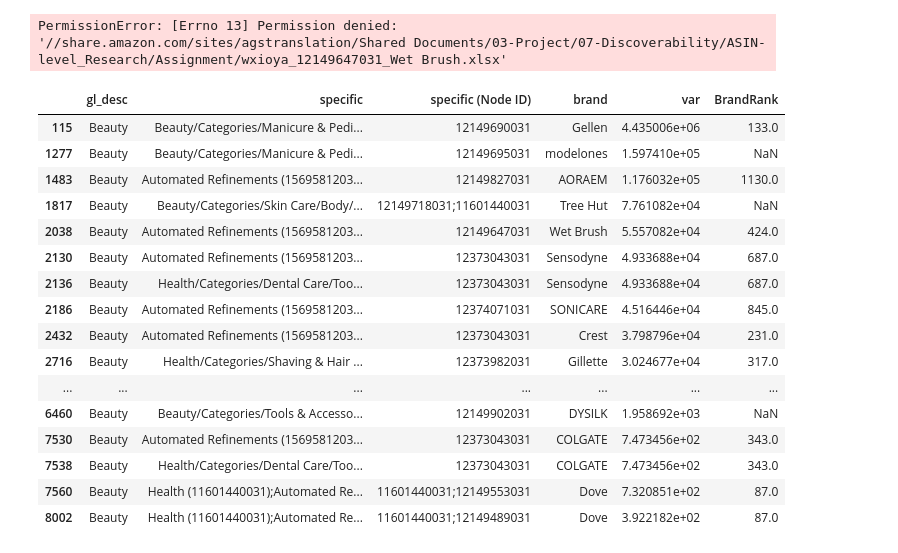
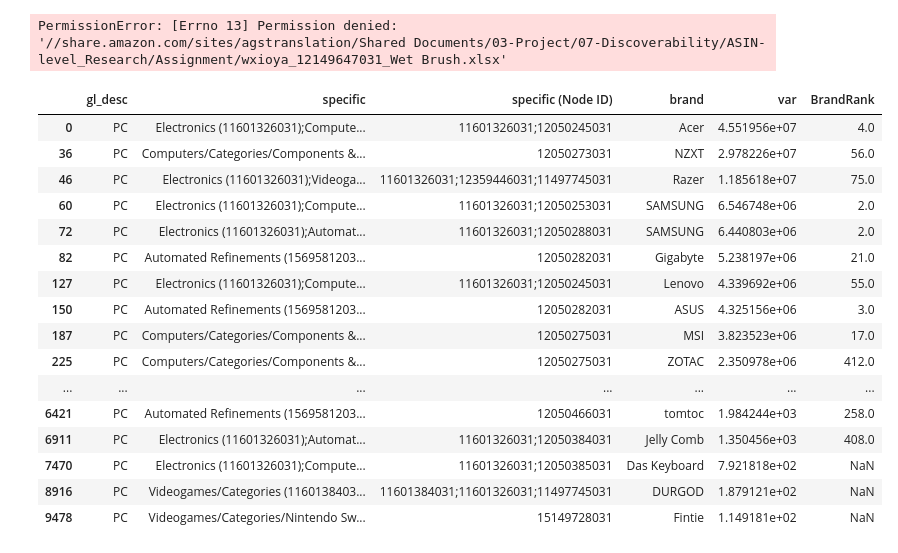
Before and after one commit to yying1/Py_personal, a Jupyter notebook: Work/US2AE_classification&assignment.ipynb, the cells around one changed output. Cells and saved outputs as stored; diff of their text form; code cells hidden in the pictures.

```diff
--- a/Work/US2AE_classification&assignment.ipynb
+++ b/Work/US2AE_classification&assignment.ipynb
@@ -29,22 +29,22 @@ ae_group = ae_clean[['gl_desc','specific','specific (Node ID)','brand','var','Br
 pd.set_option('display.max_colwidth', None)
 pd.set_option('display.max_rows', None)
 # %%
-ae_group[ae_group['gl_desc'] == 'Beauty'].sort_values(by='var', ascending=False)
+ae_group[ae_group['gl_desc'] == 'PC'].sort_values(by='var', ascending=False)
 # %% [output]
 |  | gl_desc | specific | specific (Node ID) | brand | var | BrandRank |
-| 115 | Beauty | Beauty/Categories/Manicure & Pedi... | 12149690031 | Gellen | 4.435006e+06 | 133.0 |
-| 1277 | Beauty | Beauty/Categories/Manicure & Pedi... | 12149695031 | modelones | 1.597410e+05 | NaN |
-| 1483 | Beauty | Automated Refinements (1569581203... | 12149827031 | AORAEM | 1.176032e+05 | 1130.0 |
-| 1817 | Beauty | Beauty/Categories/Skin Care/Body/... | 12149718031;11601440031 | Tree Hut | 7.761082e+04 | NaN |
-| 2038 | Beauty | Automated Refinements (1569581203... | 12149647031 | Wet Brush | 5.557082e+04 | 424.0 |
-| 2130 | Beauty | Automated Refinements (1569581203... | 12373043031 | Sensodyne | 4.933688e+04 | 687.0 |
-| 2136 | Beauty | Health/Categories/Dental Care/Too... | 12373043031 | Sensodyne | 4.933688e+04 | 687.0 |
-| 2186 | Beauty | Automated Refinements (1569581203... | 12374071031 | SONICARE | 4.516446e+04 | 845.0 |
-| 2432 | Beauty | Automated Refinements (1569581203... | 12373043031 | Crest | 3.798796e+04 | 231.0 |
-| 2716 | Beauty | Health/Categories/Shaving & Hair ... | 12373982031 | Gillette | 3.024677e+04 | 317.0 |
+| 0 | PC | Electronics (11601326031);Compute... | 11601326031;12050245031 | Acer | 4.551956e+07 | 4.0 |
+| 36 | PC | Computers/Categories/Components &... | 12050273031 | NZXT | 2.978226e+07 | 56.0 |
+| 46 | PC | Electronics (11601326031);Videoga... | 11601326031;12359446031;11497745031 | Razer | 1.185618e+07 | 75.0 |
+| 60 | PC | Electronics (11601326031);Compute... | 11601326031;12050253031 | SAMSUNG | 6.546748e+06 | 2.0 |
+| 72 | PC | Electronics (11601326031);Automat... | 11601326031;12050288031 | SAMSUNG | 6.440803e+06 | 2.0 |
+| 82 | PC | Automated Refinements (1569581203... | 12050282031 | Gigabyte | 5.238197e+06 | 21.0 |
+| 127 | PC | Electronics (11601326031);Compute... | 11601326031;12050245031 | Lenovo | 4.339692e+06 | 55.0 |
+| 150 | PC | Automated Refinements (1569581203... | 12050282031 | ASUS | 4.325156e+06 | 3.0 |
+| 187 | PC | Computers/Categories/Components &... | 12050275031 | MSI | 3.823523e+06 | 17.0 |
+| 225 | PC | Computers/Categories/Components &... | 12050275031 | ZOTAC | 2.350978e+06 | 412.0 |
 | ... | ... | ... | ... | ... | ... | ... |
-| 6460 | Beauty | Beauty/Categories/Tools & Accesso... | 12149902031 | DYSILK | 1.958692e+03 | NaN |
-| 7530 | Beauty | Automated Refinements (1569581203... | 12373043031 | COLGATE | 7.473456e+02 | 343.0 |
-| 7538 | Beauty | Health/Categories/Dental Care/Too... | 12373043031 | COLGATE | 7.473456e+02 | 343.0 |
-| 7560 | Beauty | Health (11601440031);Automated Re... | 11601440031;12149553031 | Dove | 7.320851e+02 | 87.0 |
-| 8002 | Beauty | Health (11601440031);Automated Re... | 11601440031;12149489031 | Dove | 3.922182e+02 | 87.0 |
+| 6421 | PC | Automated Refinements (1569581203... | 12050466031 | tomtoc | 1.984244e+03 | 258.0 |
+| 6911 | PC | Electronics (11601326031);Automat... | 11601326031;12050384031 | Jelly Comb | 1.350456e+03 | 408.0 |
+| 7470 | PC | Electronics (11601326031);Compute... | 11601326031;12050385031 | Das Keyboard | 7.921818e+02 | NaN |
+| 8916 | PC | Videogames/Categories (1160138403... | 11601384031;11601326031;11497745031 | DURGOD | 1.879121e+02 | NaN |
+| 9478 | PC | Videogames/Categories/Nintendo Sw... | 15149728031 | Fintie | 1.149181e+02 | NaN |
```
Also changed, not shown: parts of 1 cell of this notebook.
